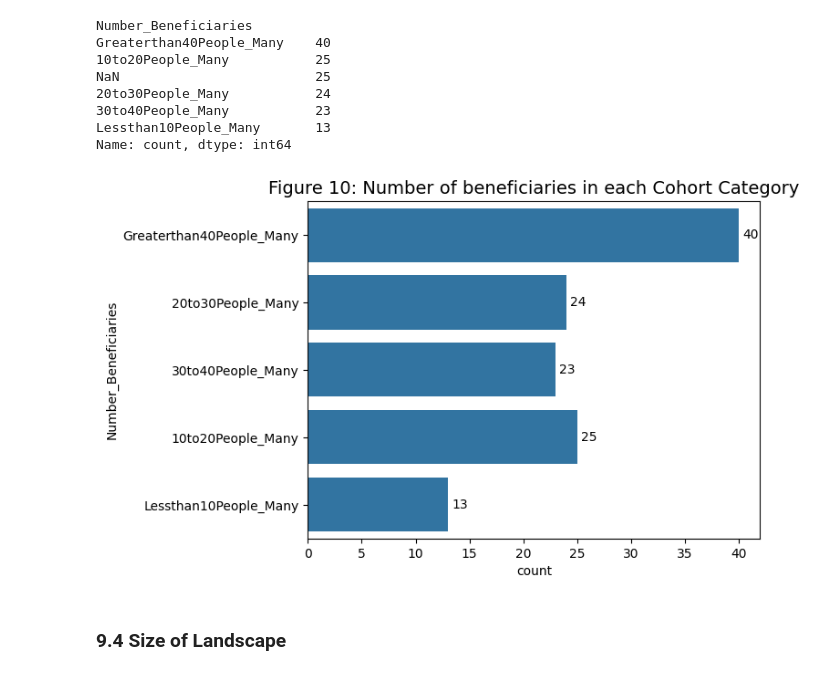
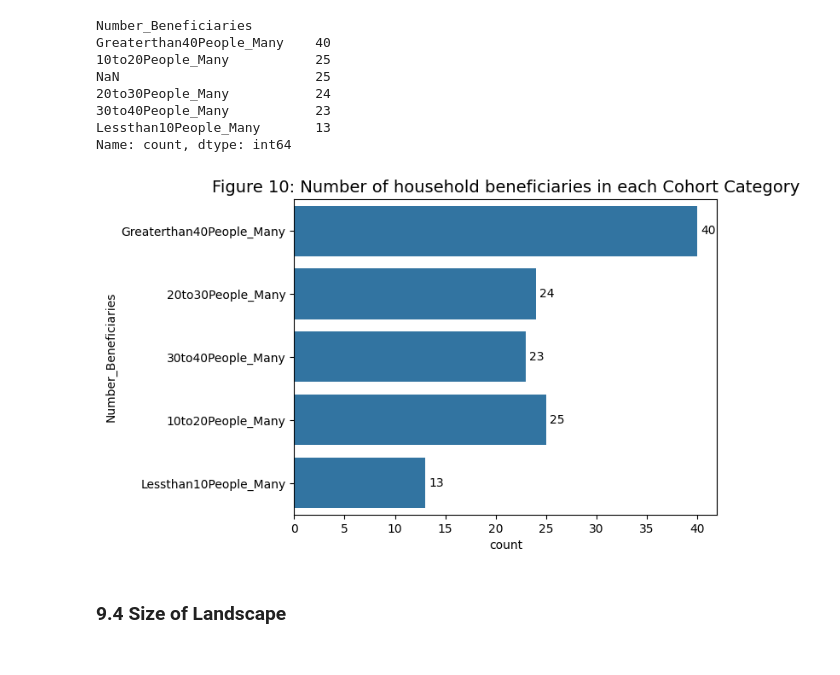
Before and after one commit to NathanNamamata/DataAnalysis, a Jupyter notebook: Data_Analysis.ipynb, the cells around one changed output. Saved outputs shown, nothing was run; the diff lists cells and outputs as text; code cells hidden in the pictures.

```diff
--- a/Data_Analysis.ipynb
+++ b/Data_Analysis.ipynb
@@ -719,0 +878,9 @@ for index, row in CLT_R1.iterrows():
+# %%
+plt.figure(figsize=(8.7, 8.27))
+hue_order = ["Agriculture_Areas_Dependent", "Wetlands_Dependent", "Forest_Dependent", "NaN"]
+ax = sns.barplot(data = LDL_grouped1, x="count", y="Name_Main_Project", hue="Landscape_Depended_Livelihood", hue_order=hue_order, legend=True)
+ax.set_title("Figure 7a: Landscape Dependent on by Livelihoods", fontsize=14)
+plt.legend(title="KEY")
+for container in ax.containers:
+    ax.bar_label(container, fmt="%.0f", label_type="edge", padding=3)
+plt.show()
@@ -752,7 +921,7 @@ df_LDL
 ax = sns.countplot(df4["Landscape_Depended_Livelihood"])
 for container in ax.containers:
     ax.bar_label(container, fmt="%.0f", label_type="edge", padding=3)
-    ax.set_title("Figure 7: Landscape Depended on by Livelihoods", fontsize=14)
+    ax.set_title("Figure 7b: Landscape Dependent on by Livelihoods", fontsize=14)
 plt.show()
 # %% [output]
 [figure]
@@ -939,6 +1108,6 @@ Name: count, dtype: int64
 ax = sns.countplot(df6["Name_Main_Project"])
 for container in ax.containers:
     ax.bar_label(container, fmt="%.0f", label_type="edge", padding=3)
-    ax.set_title("Figure 8: The Total Number of Respodents in each of the Main Project", fontsize=14)
+    ax.set_title("Figure 8: The Total Number of Respondents in each of the Main Project", fontsize=14)
 plt.show()
 # %% [output]
@@ -972,6 +1141,6 @@ Name: count, dtype: int64
 ax = sns.countplot(df6["Ward_Name"])
 for container in ax.containers:
     ax.bar_label(container, fmt="%.0f", label_type="edge", padding=3)
-    ax.set_title("Figure 9: Number of Respodents in each Ward", fontsize=14)
+    ax.set_title("Figure 9: Number of Respondents in each Ward", fontsize=14)
 plt.show()
 # %% [output]
@@ -995,11 +1164,11 @@ Name: count, dtype: int64
 # %%
 ax = sns.countplot(df6["Number_Beneficiaries"])
 for container in ax.containers:
     ax.bar_label(container, fmt="%.0f", label_type="edge", padding=3)
-    ax.set_title("Figure 10: Number of beneficiaries in each Cohort Category", fontsize=14)
+    ax.set_title("Figure 10: Number of household beneficiaries in each Cohort Category", fontsize=14)
 plt.show()
 # %% [output]
-[figure, old version]
+[figure, new version]
 # %% [markdown]
 ### 9.4 Size of Landscape
 # %%
```
Also changed, not shown: parts of 38 cells of this notebook, 1 other file.
